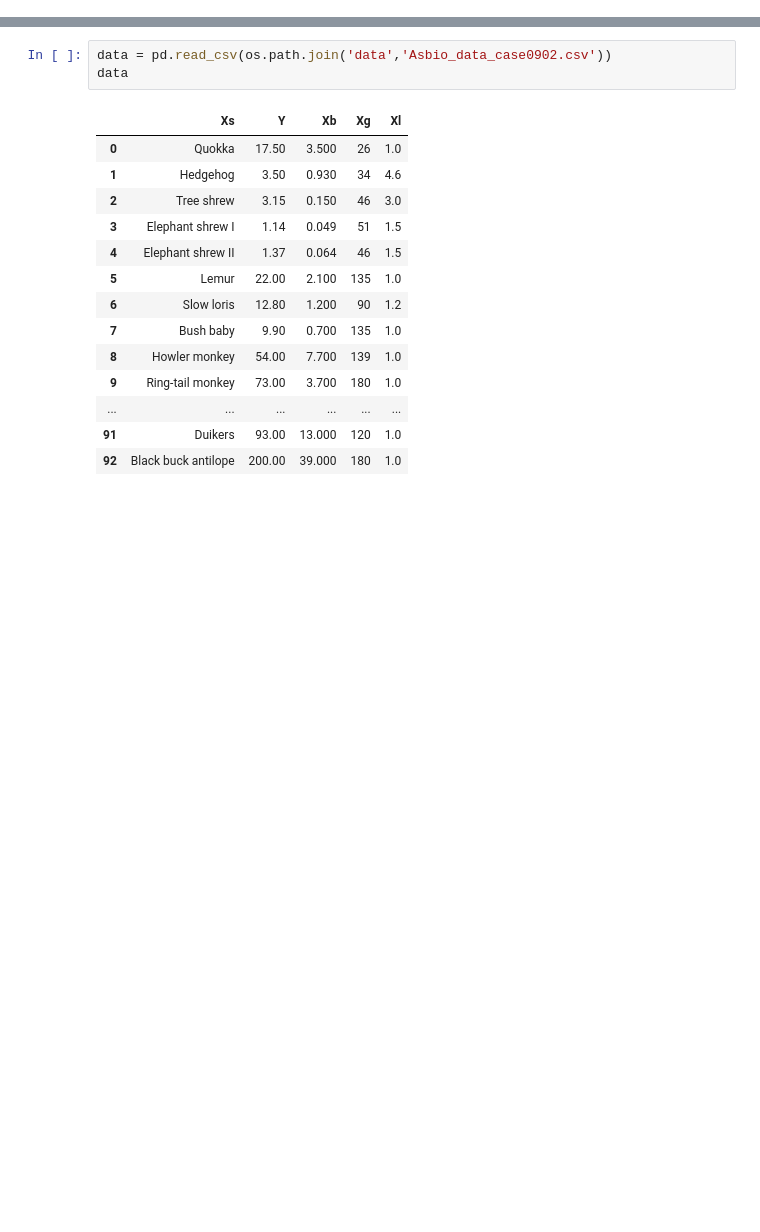
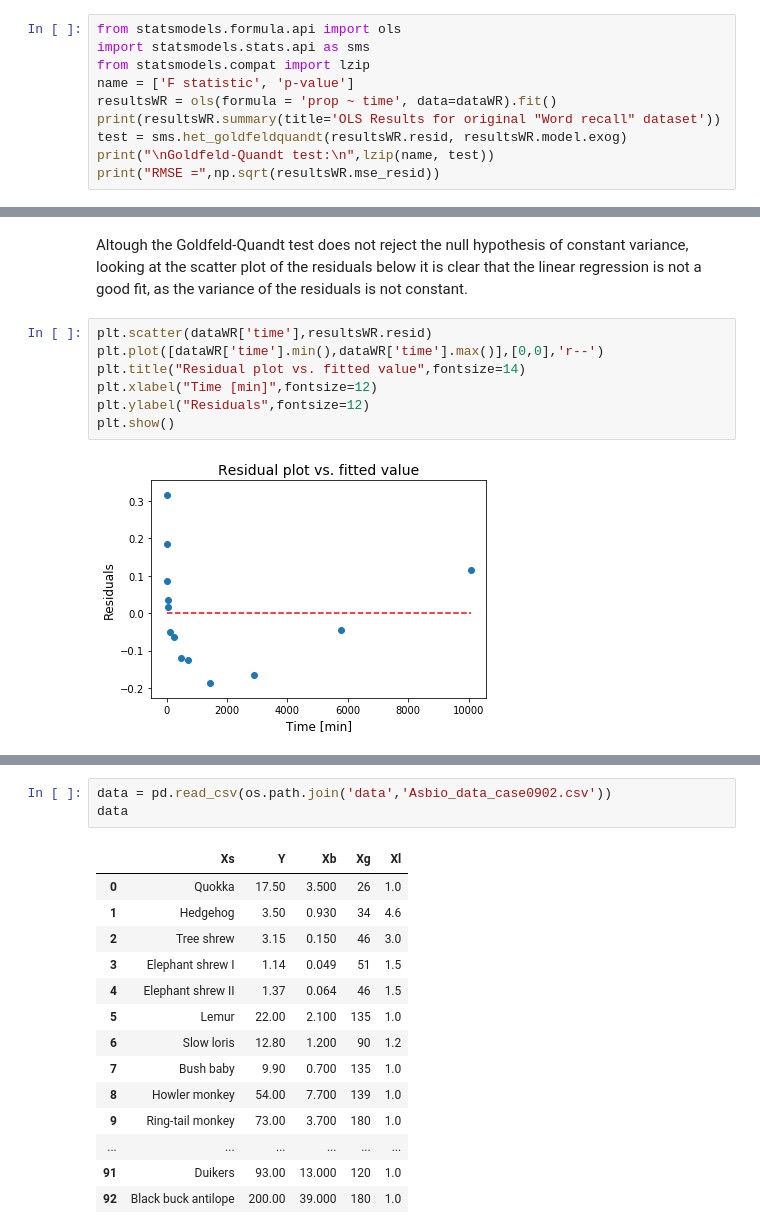
Before and after one commit to Gaushoki/Advanced-Machine-Learning, a Jupyter notebook: Vol1-LabExercises/Chapter3/Ch3-Ex5-NonlinearTransformations.ipynb, the cells around one changed output, grey strips where cells are left out. Drawn from its saved outputs; the diff is of its cells as text; blank space fills up the shorter version.

Commit message:
Ch3.Ex.5. updated (one dataset added)

```diff
--- a/Vol1-LabExercises/Chapter3/Ch3-Ex5-NonlinearTransformations.ipynb
+++ b/Vol1-LabExercises/Chapter3/Ch3-Ex5-NonlinearTransformations.ipynb
@@ -166,0 +83,10 @@ As a first step, we read the *Asbio_data_case0902* file into a pandas dataframe.
+# %%
+from statsmodels.formula.api import ols
+import statsmodels.stats.api as sms
+from statsmodels.compat import lzip
+name = ['F statistic', 'p-value']
+resultsWR = ols(formula = 'prop ~ time', data=dataWR).fit()
+print(resultsWR.summary(title='OLS Results for original "Word recall" dataset'))
+test = sms.het_goldfeldquandt(resultsWR.resid, resultsWR.model.exog)
+print("\nGoldfeld-Quandt test:\n",lzip(name, test))
+print("RMSE =",np.sqrt(resultsWR.mse_resid))
@@ -166,0 +111,11 @@ As a first step, we read the *Asbio_data_case0902* file into a pandas dataframe.
+# %% [markdown]
+Altough the Goldfeld-Quandt test does not reject the null hypothesis of constant variance, looking at the scatter plot of the residuals below it is clear that the linear regression is not a good fit, as the variance of the residuals is not constant.
+# %%
+plt.scatter(dataWR['time'],resultsWR.resid)
+plt.plot([dataWR['time'].min(),dataWR['time'].max()],[0,0],'r--')
+plt.title("Residual plot vs. fitted value",fontsize=14)
+plt.xlabel("Time [min]",fontsize=12)
+plt.ylabel("Residuals",fontsize=12)
+plt.show()
+# %% [output]
+[figure, added]
```
Also changed, not shown: parts of 55 cells of this notebook, 1 other file.
